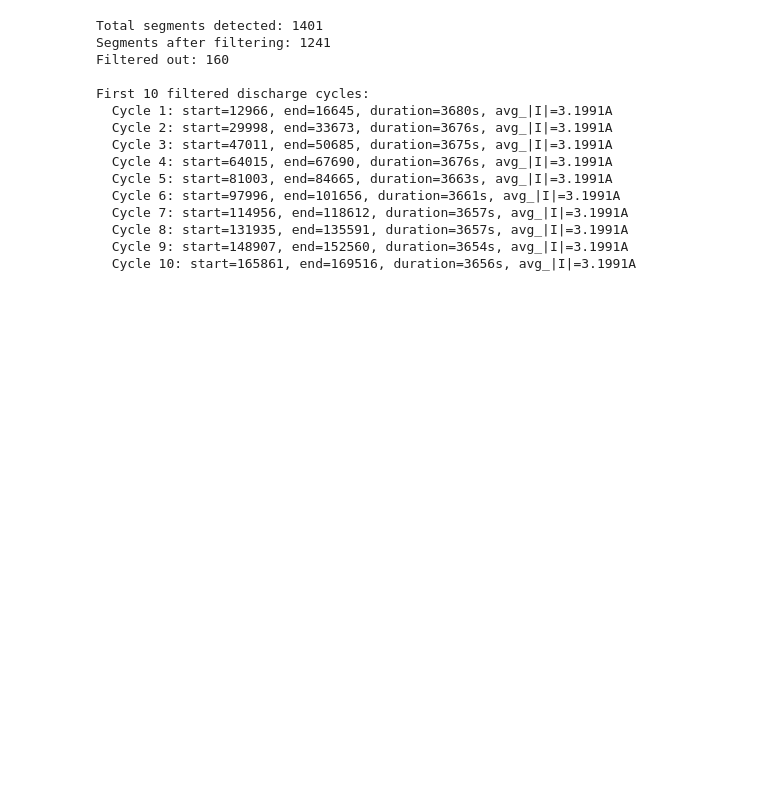
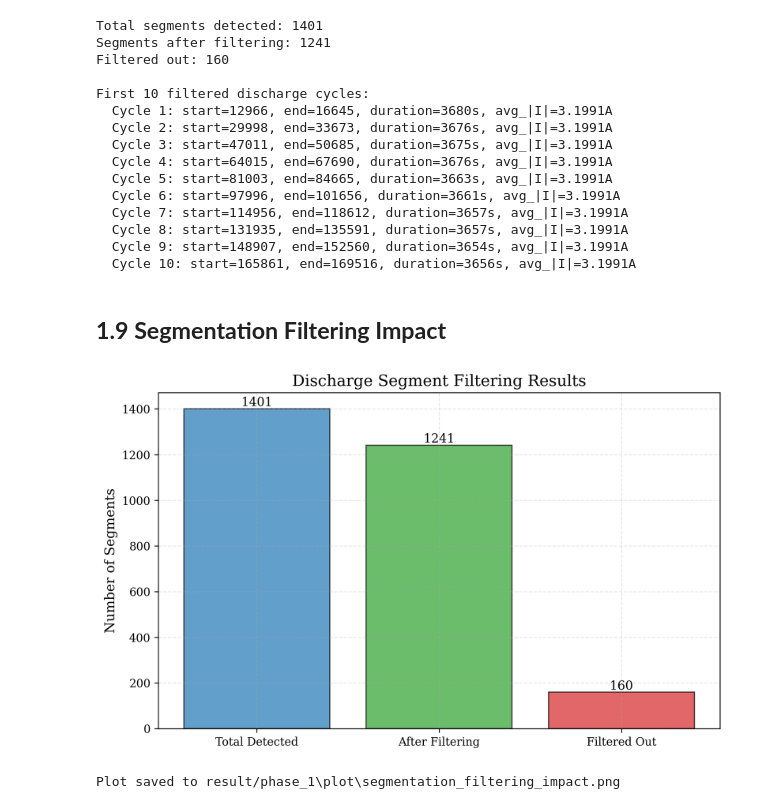
Before and after one commit to 1bytess/quantum-ocsvm-battery-anomaly-detection, a Jupyter notebook: phase_1_data_processing_segmentation.ipynb, the cells around one changed output. Saved outputs shown, nothing was run; the diff lists cells and outputs as text; code cells hidden in the pictures; blank space fills up the shorter version.

```diff
--- a/phase_1_data_processing_segmentation.ipynb
+++ b/phase_1_data_processing_segmentation.ipynb
@@ -203,3 +330,31 @@ First 10 filtered discharge cycles:
   Cycle 8: start=131935, end=135591, duration=3657s, avg_|I|=3.1991A
   Cycle 9: start=148907, end=152560, duration=3654s, avg_|I|=3.1991A
   Cycle 10: start=165861, end=169516, duration=3656s, avg_|I|=3.1991A
+# %% [markdown]
+## **1.9 Segmentation Filtering Impact**
+# %%
+plt.figure(figsize=(8, 5))
+
+categories = ['Total Detected', 'After Filtering', 'Filtered Out']
+counts = [len(discharge_starts), len(filtered_cycles), len(discharge_starts) - len(filtered_cycles)]
+colors = ['tab:blue', 'tab:green', 'tab:red']
+
+bars = plt.bar(categories, counts, color=colors, alpha=0.7, edgecolor='black')
+plt.ylabel('Number of Segments')
+plt.title('Discharge Segment Filtering Results')
+plt.grid(True, alpha=0.3, linestyle='--', axis='y')
+
+for bar in bars:
+    height = bar.get_height()
+    plt.text(bar.get_x() + bar.get_width()/2., height,
+             f'{int(height)}',
+             ha='center', va='bottom', fontsize=11)
+
+plt.tight_layout()
+plt.savefig(os.path.join(PLOT_DIR, "segmentation_filtering_impact.png"), bbox_inches='tight')
+plt.show()
+
+print(f"Plot saved to {os.path.join(PLOT_DIR, 'segmentation_filtering_impact.png')}")
+# %% [output]
+[figure, added]
+Plot saved to result/phase_1\plot\segmentation_filtering_impact.png
```
Also changed, not shown: parts of 14 cells of this notebook, 21 other files.
